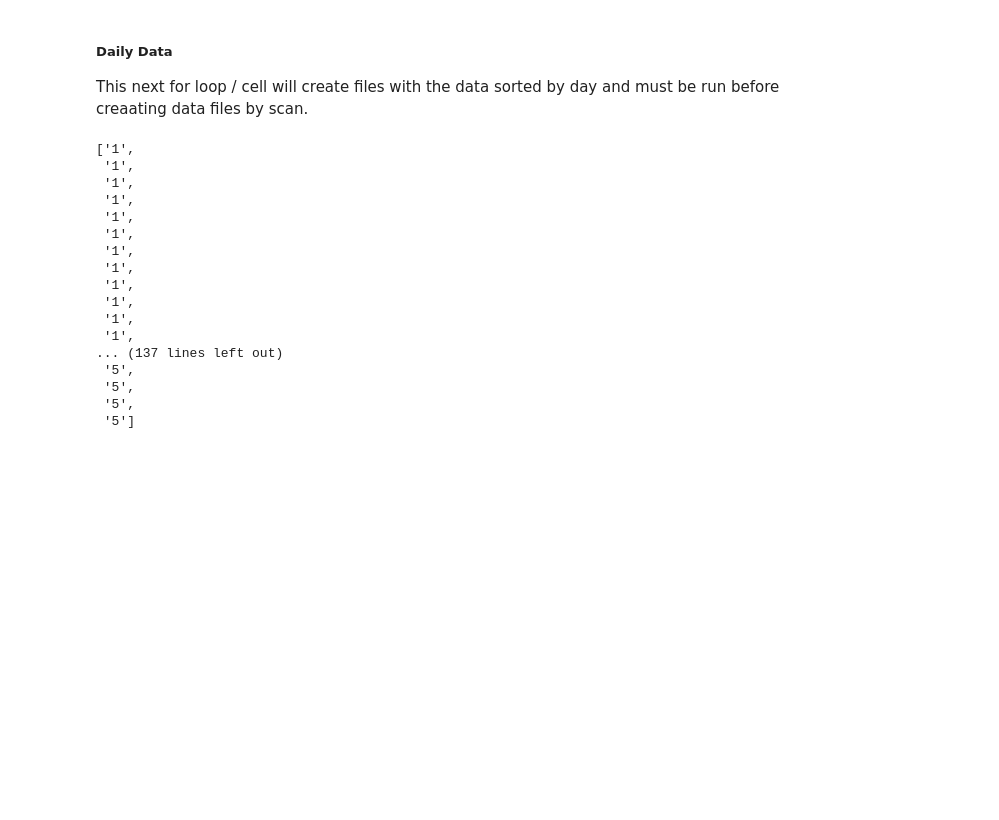
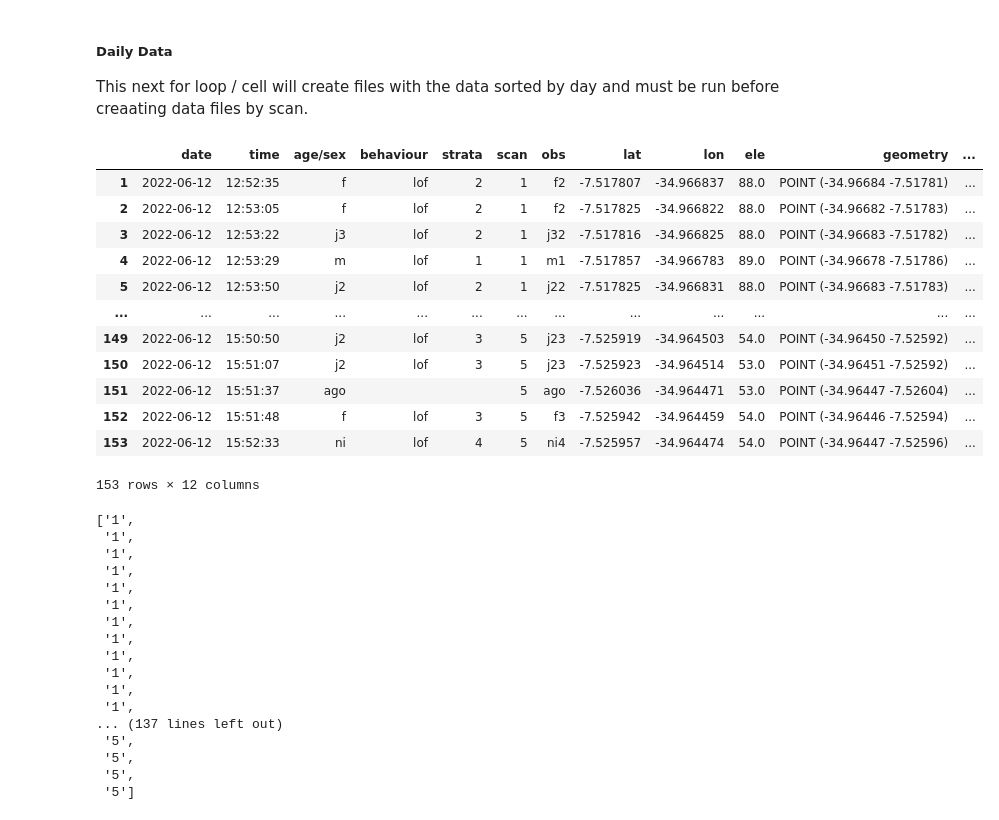
Before and after one commit to frozenbanana97/capuchin_geoanalysis, a Jupyter notebook: Automation Notebook Mass Import.ipynb, the cells around one changed output. Saved outputs shown, nothing was run; the diff lists cells and outputs as text; code cells hidden in the pictures; blank space fills up the shorter version.

Commit message:
fix ago scan issue

```diff
--- a/Automation Notebook Mass Import.ipynb
+++ b/Automation Notebook Mass Import.ipynb
@@ -162,7 +162,6 @@ for i in gpxDict:
     scanAgeSex = []
     scanStrata = []
     scanBehaviour = []
-    scanNum2 = []
 
     # Run loop to parse observations and store in lists / Executar loop para analisar observações e armazenar em listas
     for row in df['obs']:
@@ -245,8 +244,13 @@ for i in gpxDict:
     df.insert(loc=2, column='strata', value=scanStrata, allow_duplicates=True)
     df.insert(loc=2, column='behaviour', value=scanBehaviour, allow_duplicates=True)
     df.insert(loc=2, column='age/sex', value=scanAgeSex, allow_duplicates=True)
-    # df.pop('scan')
-    # df['scan1'] = scanNum2
+
+    # Remove whitespace from observations column /
+    df['behaviour'] = df['behaviour'].str.strip()
+
+    # Remove scan number from any non-behaviour based observations, such as ago or other misc points
+    #
+    df.loc[df['behaviour']=='', 'scan'] = 'N/A'
 
     # Make geographic and set CRS / Faça geográfica e defina CRS
     gdf = gpd.GeoDataFrame(df, geometry=gpd.points_from_xy(df.lon, df.lat))
@@ -256,8 +260,8 @@ for i in gpxDict:
 
     gdf.to_file('daily.gpkg', driver="GPKG", layer=i[:-4])
 
-    # Scan by scan export CURRENTLY MANUAL not itterative, want to make auto in loop in future
-    #This currently does NOT account for missing scan data i.e. just outside of scan buffer times
+    # Scan by scan export CURRENTLY MANUAL, want to make auto in loop in future
+    #This currently does NOT account for missing scan data i.e. just outside of scan times
 
     gdfs1 = gdf[(gdf['scan'].isin(['1']))]
     if not gdfs1.empty:
@@ -299,6 +303,23 @@ for i in gpxDict:
 
     # Save to csv / Salvar em csv
     gdf.to_csv('csvDayFiles/'+i[:-4]+'.csv')
+# %%
+df.loc[df['age/sex']=='ago', 'scans'] = 'N/A'
+df
+# %% [output]
+|  | date | time | age/sex | behaviour | strata | scan | obs | lat | lon | ele | geometry | ... |
+| 1 | 2022-06-12 | 12:52:35 | f | lof | 2 | 1 | f2 | -7.517807 | -34.966837 | 88.0 | POINT (-34.96684 -7.51781) | ... |
+| 2 | 2022-06-12 | 12:53:05 | f | lof | 2 | 1 | f2 | -7.517825 | -34.966822 | 88.0 | POINT (-34.96682 -7.51783) | ... |
+| 3 | 2022-06-12 | 12:53:22 | j3 | lof | 2 | 1 | j32 | -7.517816 | -34.966825 | 88.0 | POINT (-34.96683 -7.51782) | ... |
+| 4 | 2022-06-12 | 12:53:29 | m | lof | 1 | 1 | m1 | -7.517857 | -34.966783 | 89.0 | POINT (-34.96678 -7.51786) | ... |
+| 5 | 2022-06-12 | 12:53:50 | j2 | lof | 2 | 1 | j22 | -7.517825 | -34.966831 | 88.0 | POINT (-34.96683 -7.51783) | ... |
+| ... | ... | ... | ... | ... | ... | ... | ... | ... | ... | ... | ... | ... |
+| 149 | 2022-06-12 | 15:50:50 | j2 | lof | 3 | 5 | j23 | -7.525919 | -34.964503 | 54.0 | POINT (-34.96450 -7.52592) | ... |
+| 150 | 2022-06-12 | 15:51:07 | j2 | lof | 3 | 5 | j23 | -7.525923 | -34.964514 | 53.0 | POINT (-34.96451 -7.52592) | ... |
+| 151 | 2022-06-12 | 15:51:37 | ago |  |  | 5 | ago | -7.526036 | -34.964471 | 53.0 | POINT (-34.96447 -7.52604) | ... |
+| 152 | 2022-06-12 | 15:51:48 | f | lof | 3 | 5 | f3 | -7.525942 | -34.964459 | 54.0 | POINT (-34.96446 -7.52594) | ... |
+| 153 | 2022-06-12 | 15:52:33 | ni | lof | 4 | 5 | ni4 | -7.525957 | -34.964474 | 54.0 | POINT (-34.96447 -7.52596) | ... |
+153 rows × 12 columns
 # %%
 scanNum
 # %% [output]
```
